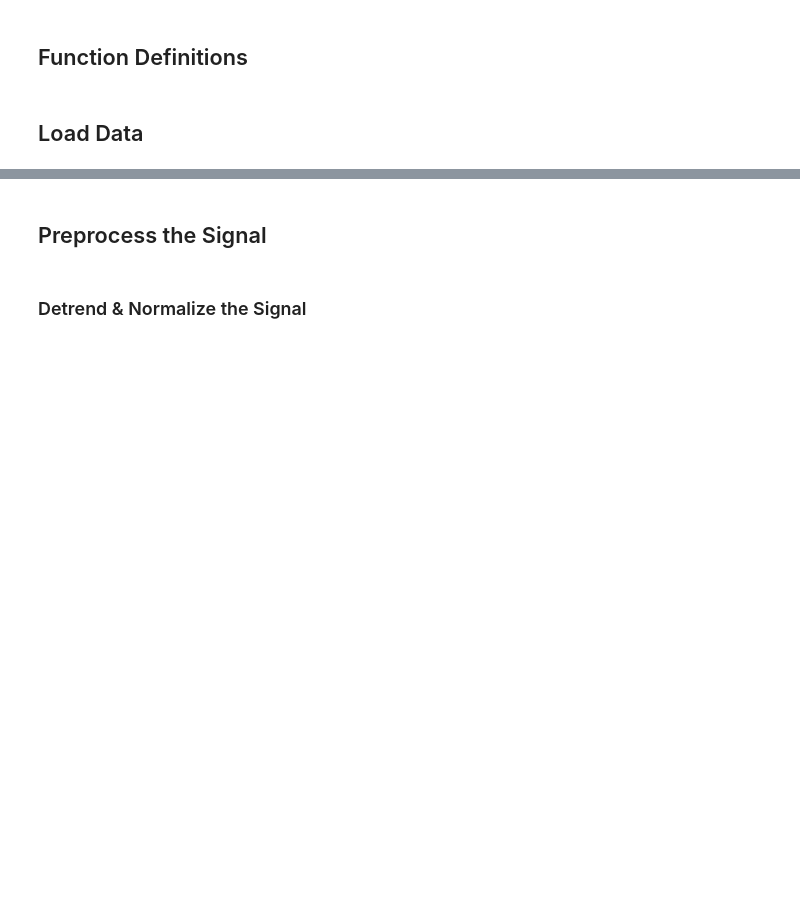
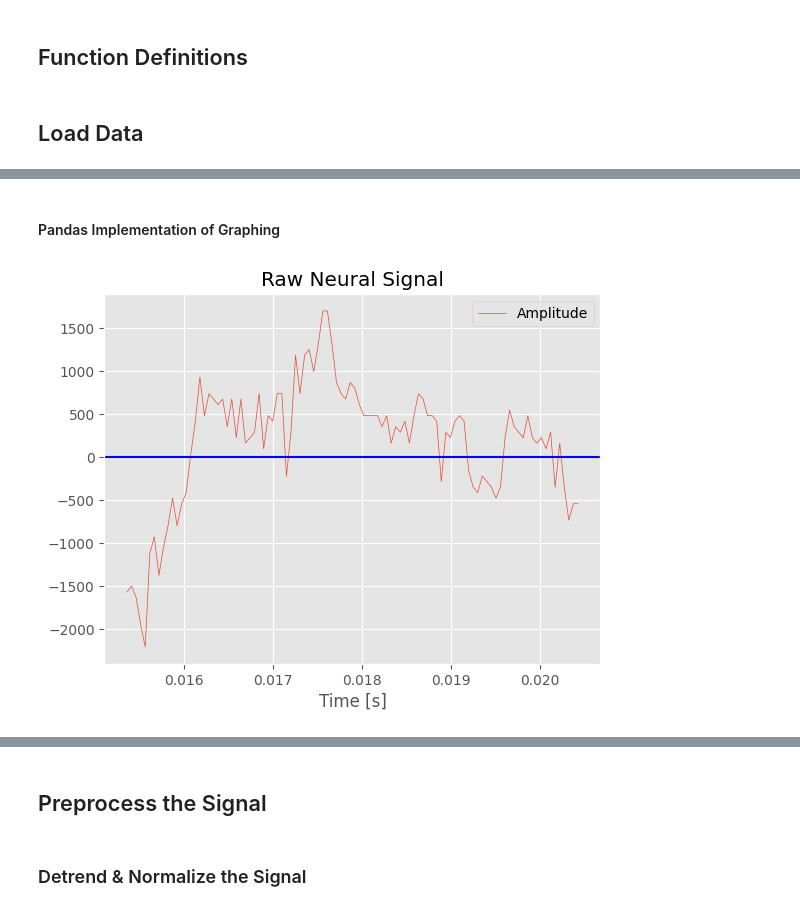
Before and after one commit to efwoods/Neuralink-Compression-Challenge, a Jupyter notebook: analysis/neuralink_spike_detection_analysis.ipynb, the cells around one changed output, grey strips where cells are left out. Saved outputs shown, nothing was run; the diff lists cells and outputs as text; code cells hidden in the pictures; blank space fills up the shorter version.

```diff
--- a/analysis/neuralink_spike_detection_analysis.ipynb
+++ b/analysis/neuralink_spike_detection_analysis.ipynb
@@ -364,3 +364,5 @@ ipd.Audio(current_data_file)
 sample_rate, raw_neural_data = wavfile.read(current_data_file)
 time_array_length = len(raw_neural_data) / sample_rate
 time_array = np.arange(start=0, stop=time_array_length, step=(1 / sample_rate))
+# %% [markdown]
+#### Pandas Implementation of Graphing
@@ -366,0 +371,12 @@ time_array = np.arange(start=0, stop=time_array_length, step=(1 / sample_rate))
+# %%
+raw_neural_data_df = pd.DataFrame(raw_neural_data, columns=["Amplitude"])
+# %%
+raw_neural_data_df.set_index(time_array, inplace=True)
+raw_neural_data_df.index.name = "Time [s]"
+# %%
+raw_neural_data_df.iloc[300:400].plot(linewidth=0.5)
+plt.axhline(y=0, color="blue")
+plt.title("Raw Neural Signal")
+plt.show()
+# %% [output]
+[figure, added]
```
Also changed, not shown: parts of 5 cells of this notebook.
